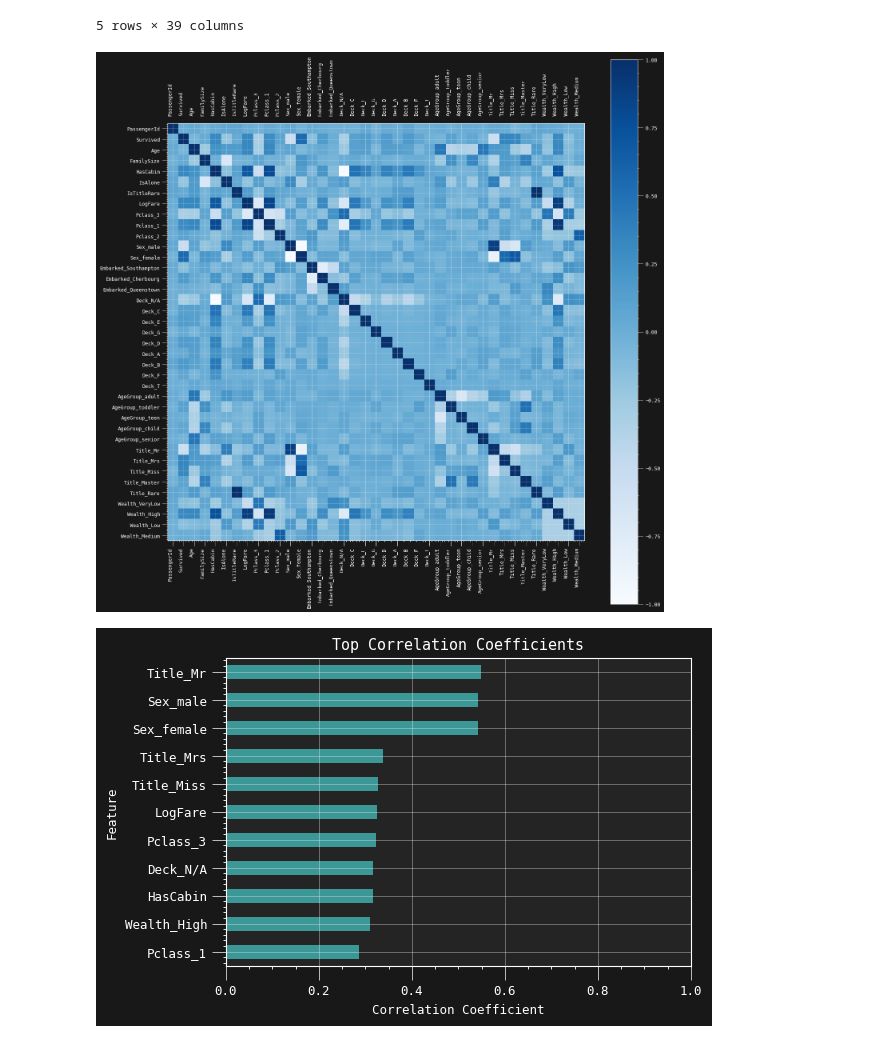
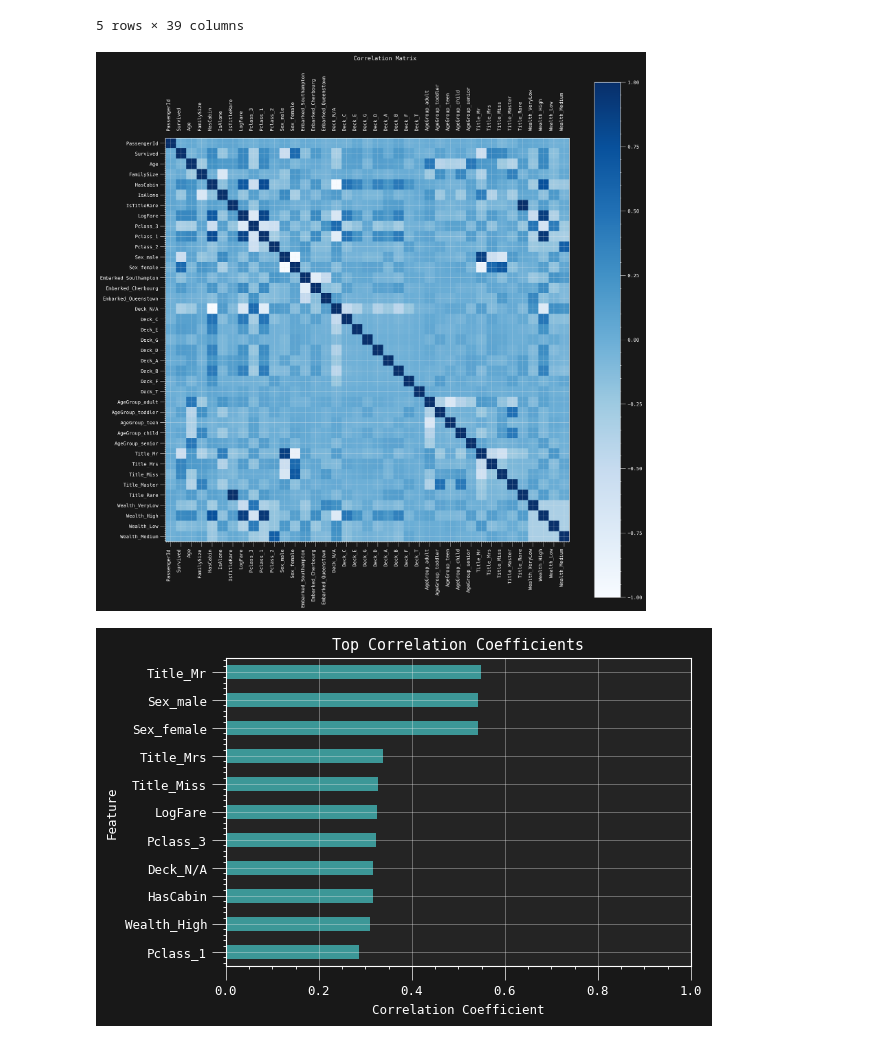
Before and after one commit to Homanloo/Titanic-Survival, a Jupyter notebook: Data_analysis.ipynb, the cells around one changed output. Cells and saved outputs as stored; diff of their text form; code cells hidden in the pictures.

```diff
--- a/Data_analysis.ipynb
+++ b/Data_analysis.ipynb
@@ -428,20 +428,19 @@ df.head()
 # %%
 df_corr = df.corr()
 
-fig, ax = plt.subplots(figsize=(15, 15))
+fig, ax = plt.subplots(figsize=(15, 15), dpi=300)
 corr_mat = ax.imshow(df_corr, cmap='Blues')
 plt.colorbar(corr_mat)
-variables = []
-for i in df_corr.columns:
-    variables.append(i)
-plt.xticks(range(len(df_corr)), variables, rotation=90, ha='right')
-plt.yticks(range(len(df_corr)), variables)
+features = [x for x in df_corr.columns]
+plt.xticks(range(len(df_corr)), features, rotation=90, ha='right')
+plt.yticks(range(len(df_corr)), features)
 plt.tick_params(labeltop=True)
+plt.suptitle("Correlation Matrix")
 
 plt.tight_layout()
 plt.show(fig)
 # %% [output]
-[figure, old version]
+[figure, new version]
 # %%
 corr_fig_top = abs(df_corr["Survived"]).sort_values()[-12:-1].plot(
     kind="barh",
```
